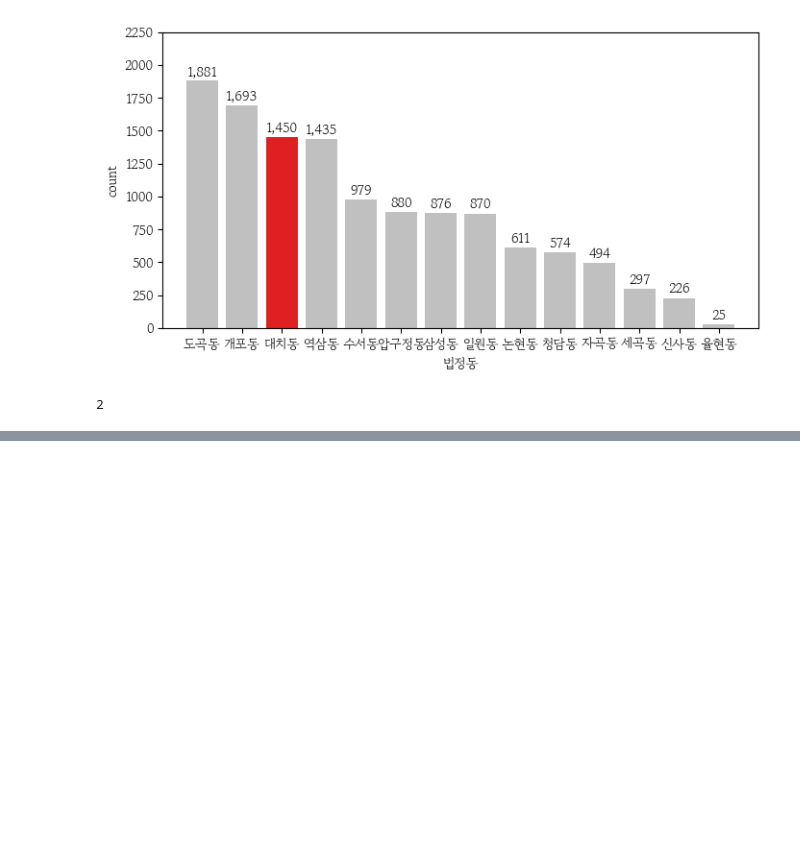
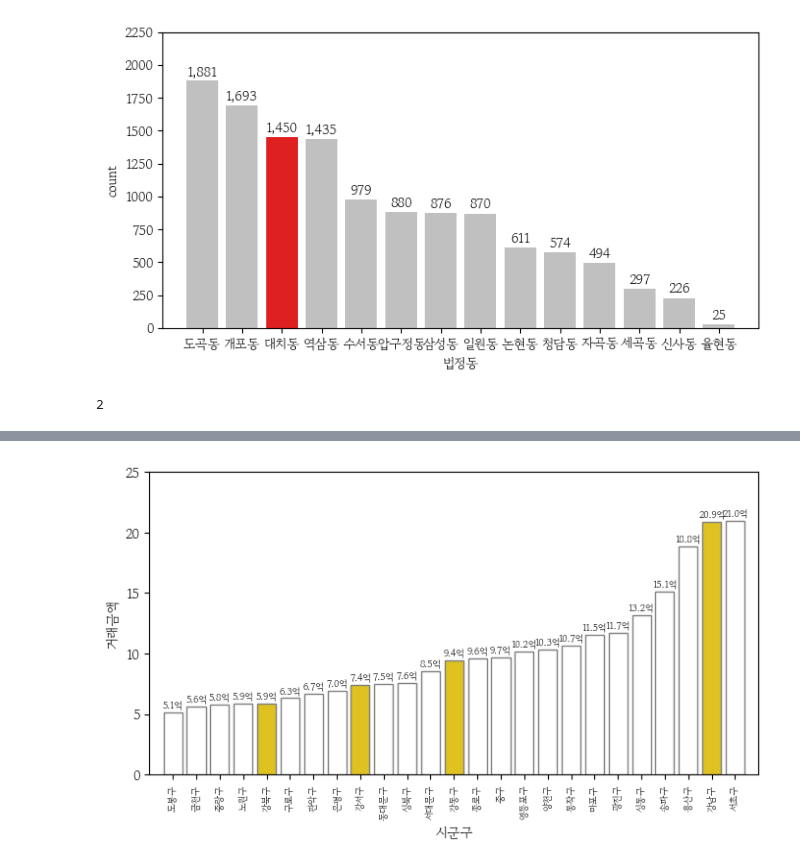
Before and after one commit to HelloDataScience/LS-S1, a Jupyter notebook: Day5.ipynb, the cells around one changed output, grey strips where cells are left out. Drawn from its saved outputs; the diff is of its cells as text; code cells hidden in the pictures; blank space fills up the shorter version.

```diff
--- a/Day5.ipynb
+++ b/Day5.ipynb
@@ -313,3 +369,5 @@ for i, v in enumerate(grp):
 np.where(gng['법정동'].unique() == '대치동')[0].item()
 # %% [output]
 2
+# %%
+grp = apt.groupby(by = '시군구')['거래금액'].mean().sort_values()
@@ -315,0 +376,9 @@ np.where(gng['법정동'].unique() == '대치동')[0].item()
+# %%
+mypal = pd.Series(data = ['white'] * 25)
+# %%
+# idx의 원소가 2개 이상이면 리스트의 배열 인덱싱이 불가능하므로
+# mypal을 시리즈로 변환한 다음 배열 인덱싱을 실행해야 함
+idx = np.where(grp.index.str.contains(pat = '^강'))[0]
+# %%
+mypal[idx] = 'gold'
+mypal
@@ -315,0 +425,12 @@ np.where(gng['법정동'].unique() == '대치동')[0].item()
+# %%
+sns.barplot(data = apt, x = '시군구', y = '거래금액', edgecolor = '0.5',
+            estimator = 'mean', errorbar = None, order = grp.index,
+            hue = '시군구', palette = mypal.tolist(), hue_order = grp.index)
+plt.xlim(-1, 25)
+plt.ylim(0, 25)
+plt.xticks(rotation = 90, fontsize = 7)
+for i, v in enumerate(grp):
+    plt.text(x = i, y = v + 0.2, s = f'{v:.1f}억', ha = 'center', va = 'bottom',
+             size = 7, color = '0');
+# %% [output]
+[figure, added]
```
Also changed, not shown: parts of 24 cells of this notebook.
